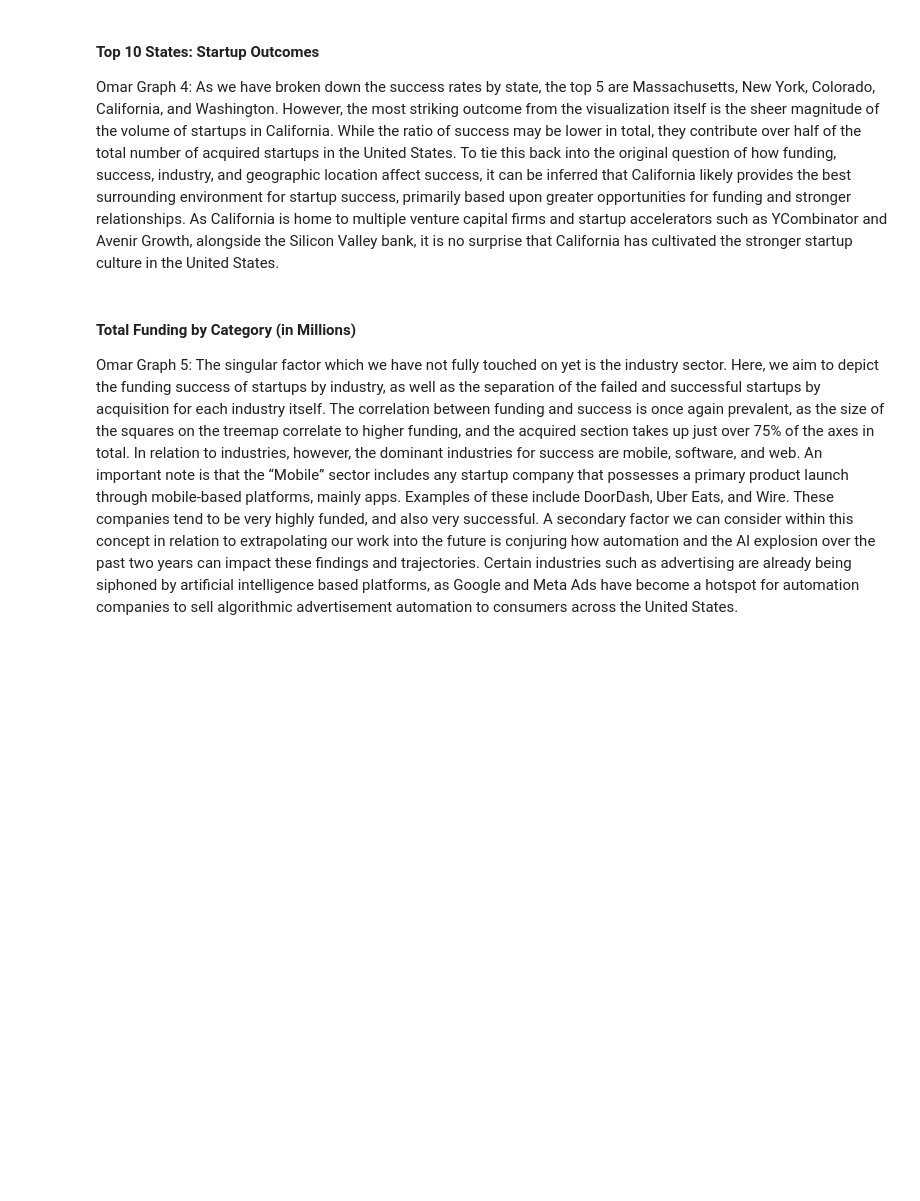
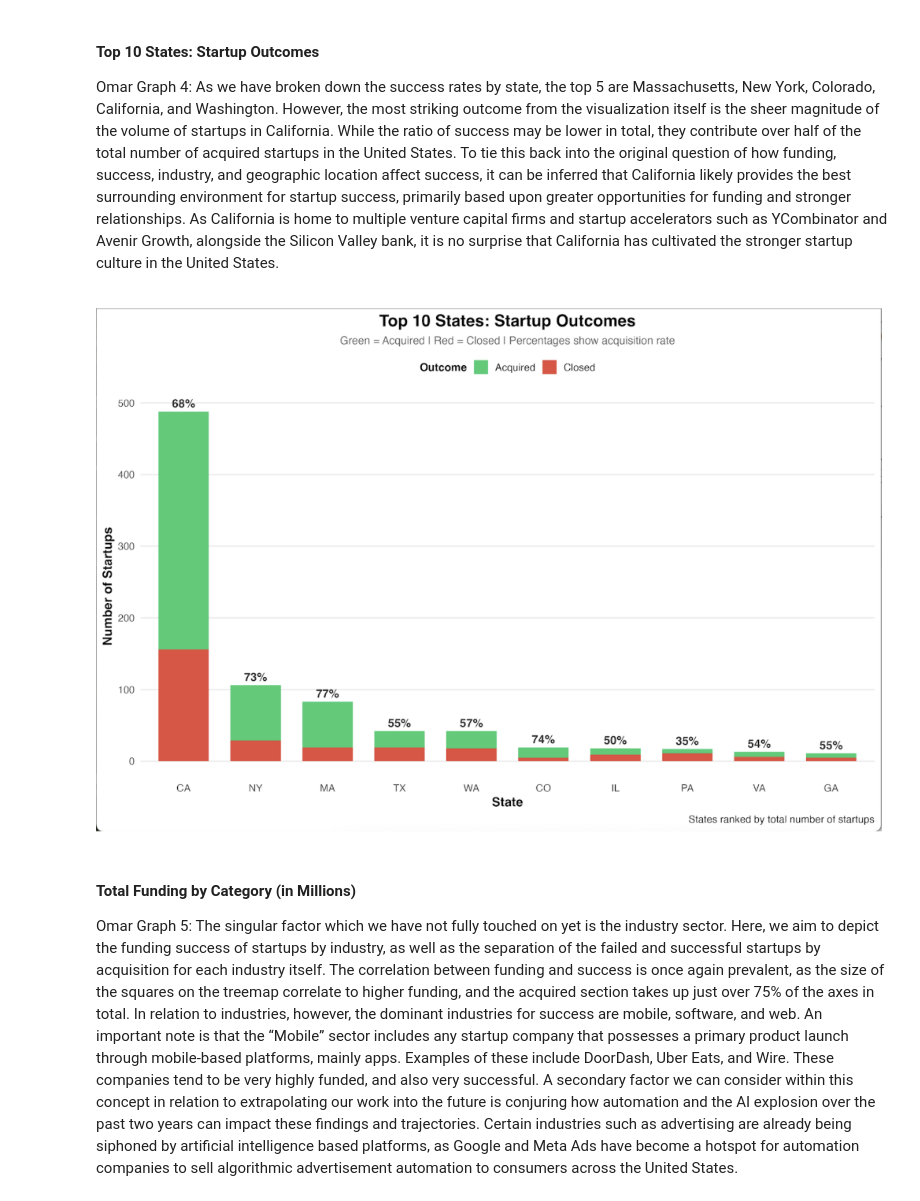
Before and after one commit to zahiraIi/COGS108-FInal-Project, a Jupyter notebook: 02-EDACheckpoint.ipynb, the cells around one changed output. Saved outputs shown, nothing was run; the diff lists cells and outputs as text; code cells hidden in the pictures; blank space fills up the shorter version.

```diff
--- a/02-EDACheckpoint.ipynb
+++ b/02-EDACheckpoint.ipynb
@@ -534,3 +512,12 @@ library(tidyverse)
+# %%
+# Top 10 States: Startup Outcomes
+# R Code: See "Geographic-StackedBars.Rmd" for the visualization code
+# The TA can run the .rmd file in RStudio to regenerate this visualization
+
+from IPython.display import Image, display
+display(Image("top_10_states_startup_outcomes.png"))
+# %% [output]
+[figure, added]
 # %% [markdown]
 #### Total Funding by Category (in Millions)
 Omar Graph 5: The singular factor which we have not fully touched on yet is the industry sector. Here, we aim to depict the funding success of startups by industry, as well as the separation of the failed and successful startups by acquisition for each industry itself. The correlation between funding and success is once again prevalent, as the size of the squares on the treemap correlate to higher funding, and the acquired section takes up just over 75% of the axes in total. In relation to industries, however, the dominant industries for success are mobile, software, and web. An important note is that the “Mobile” sector includes any startup company that possesses a primary product launch through mobile-based platforms, mainly apps. Examples of these include DoorDash, Uber Eats, and Wire. These companies tend to be very highly funded, and also very successful. A secondary factor we can consider within this concept in relation to extrapolating our work into the future is conjuring how automation and the AI explosion over the past two years can impact these findings and trajectories. Certain industries such as advertising are already being siphoned by artificial intelligence based platforms, as Google and Meta Ads have become a hotspot for automation companies to sell algorithmic advertisement automation to consumers across the United States.
```
Also changed, not shown: parts of 33 cells of this notebook, 16 other files.
